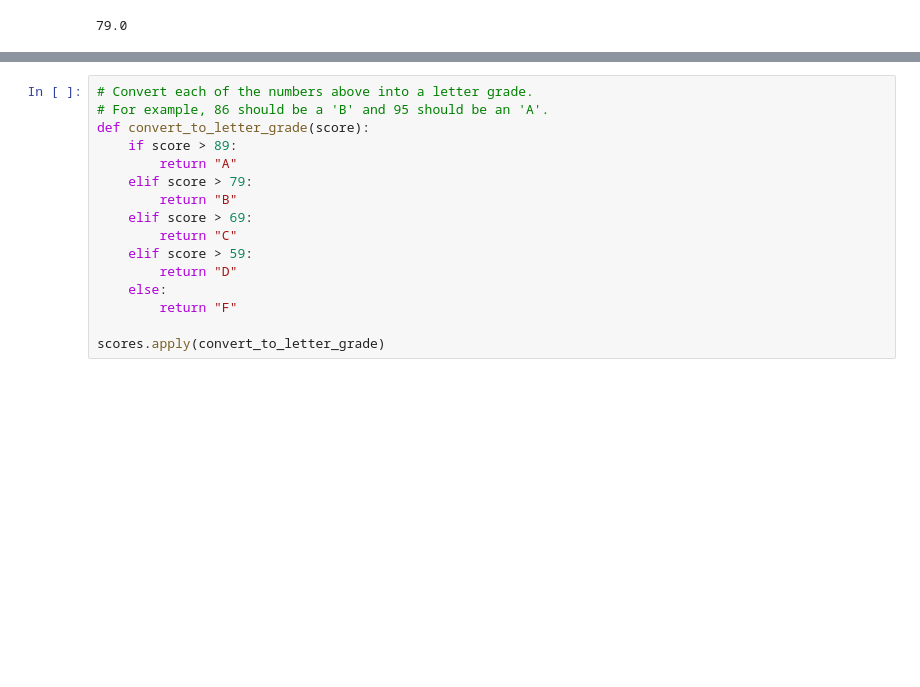
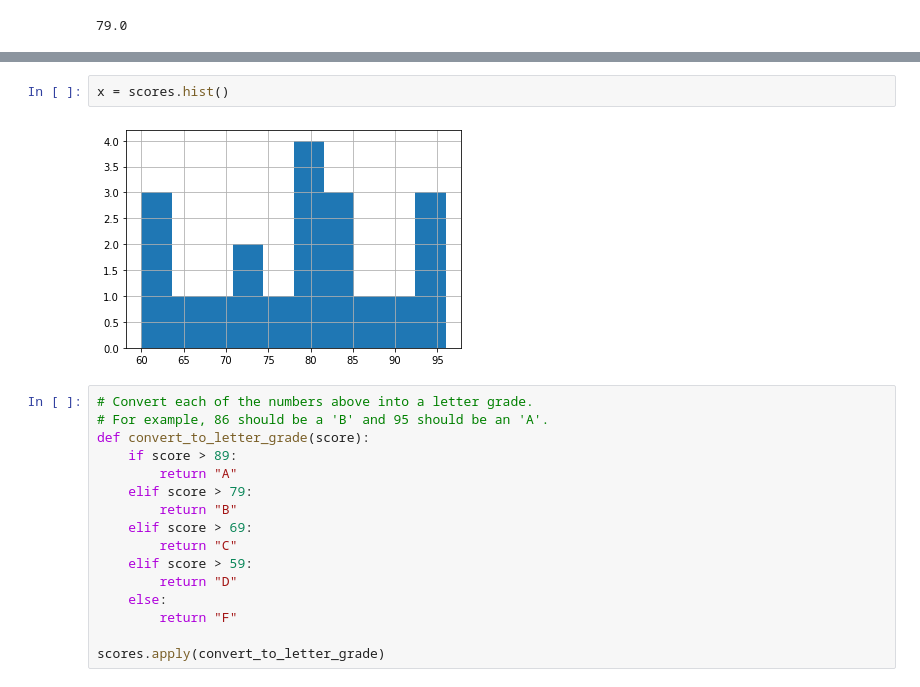
Before and after one commit to aleclhartman/python-exercises, a Jupyter notebook: 4.8.4.2_pandas_series.ipynb, the cells around one changed output, grey strips where cells are left out. Saved outputs shown, nothing was run; the diff lists cells and outputs as text; blank space fills up the shorter version.

```diff
--- a/4.8.4.2_pandas_series.ipynb
+++ b/4.8.4.2_pandas_series.ipynb
@@ -383,3 +519,7 @@ plt.show()
+# %%
+x = scores.hist()
+# %% [output]
+[figure, added]
 # %%
 # Convert each of the numbers above into a letter grade.
 # For example, 86 should be a 'B' and 95 should be an 'A'.
```
Also changed, not shown: parts of 18 cells of this notebook.
